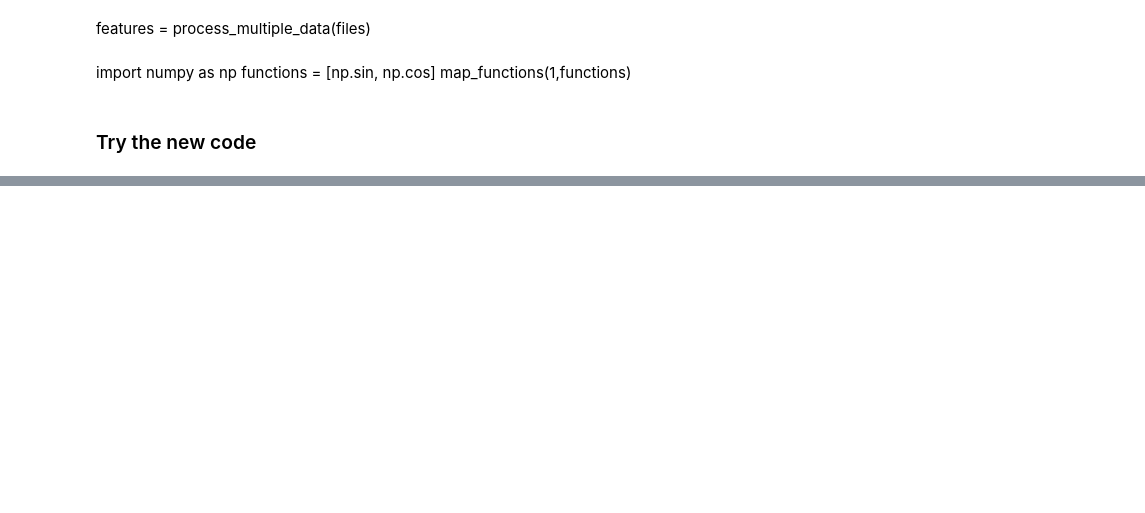
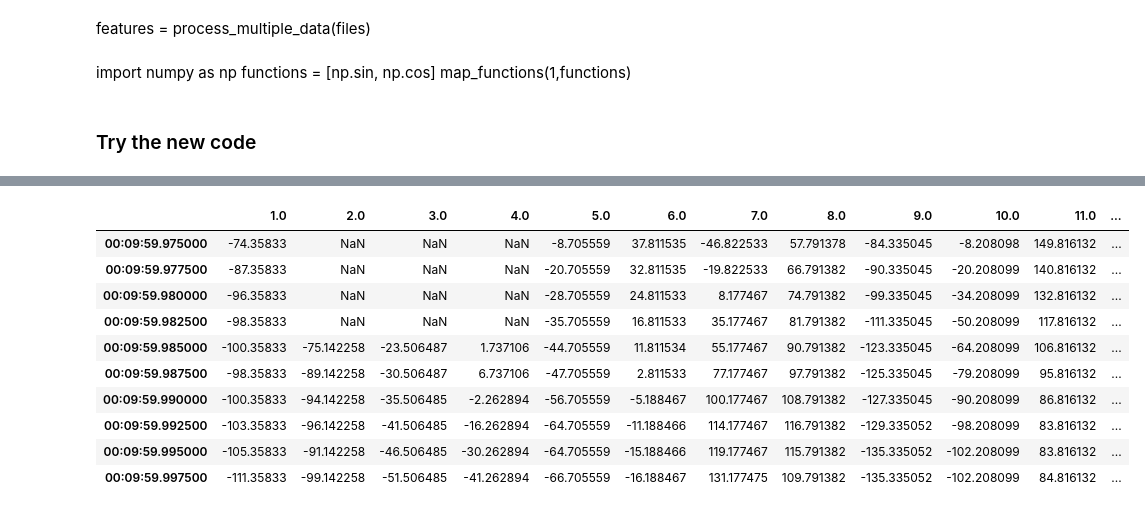
Before and after one commit to MrChristophRivera/KaggleEEG, a Jupyter notebook: data_processing/Daskit.ipynb, the cells around one changed output, grey strips where cells are left out. Saved outputs shown, nothing was run; the diff lists cells and outputs as text; code cells hidden in the pictures; blank space fills up the shorter version.

```diff
--- a/data_processing/Daskit.ipynb
+++ b/data_processing/Daskit.ipynb
@@ -141,0 +197,18 @@ NameError: name 'base' is not defined
+# %%
+test = data.tail(10).copy()
+# %%
+import numpy as np
+test.iloc[[0,1,2,3],[1,2,3]]=np.nan
+test
+# %% [output]
+|  | 1.0 | 2.0 | 3.0 | 4.0 | 5.0 | 6.0 | 7.0 | 8.0 | 9.0 | 10.0 | 11.0 | ... |
+| 00:09:59.975000 | -74.35833 | NaN | NaN | NaN | -8.705559 | 37.811535 | -46.822533 | 57.791378 | -84.335045 | -8.208098 | 149.816132 | ... |
+| 00:09:59.977500 | -87.35833 | NaN | NaN | NaN | -20.705559 | 32.811535 | -19.822533 | 66.791382 | -90.335045 | -20.208099 | 140.816132 | ... |
+| 00:09:59.980000 | -96.35833 | NaN | NaN | NaN | -28.705559 | 24.811533 | 8.177467 | 74.791382 | -99.335045 | -34.208099 | 132.816132 | ... |
+| 00:09:59.982500 | -98.35833 | NaN | NaN | NaN | -35.705559 | 16.811533 | 35.177467 | 81.791382 | -111.335045 | -50.208099 | 117.816132 | ... |
+| 00:09:59.985000 | -100.35833 | -75.142258 | -23.506487 | 1.737106 | -44.705559 | 11.811534 | 55.177467 | 90.791382 | -123.335045 | -64.208099 | 106.816132 | ... |
+| 00:09:59.987500 | -98.35833 | -89.142258 | -30.506487 | 6.737106 | -47.705559 | 2.811533 | 77.177467 | 97.791382 | -125.335045 | -79.208099 | 95.816132 | ... |
+| 00:09:59.990000 | -100.35833 | -94.142258 | -35.506485 | -2.262894 | -56.705559 | -5.188467 | 100.177467 | 108.791382 | -127.335045 | -90.208099 | 86.816132 | ... |
+| 00:09:59.992500 | -103.35833 | -96.142258 | -41.506485 | -16.262894 | -64.705559 | -11.188466 | 114.177467 | 116.791382 | -129.335052 | -98.208099 | 83.816132 | ... |
+| 00:09:59.995000 | -105.35833 | -91.142258 | -46.506485 | -30.262894 | -64.705559 | -15.188466 | 119.177467 | 115.791382 | -135.335052 | -102.208099 | 83.816132 | ... |
+| 00:09:59.997500 | -111.35833 | -99.142258 | -51.506485 | -41.262894 | -66.705559 | -16.188467 | 131.177475 | 109.791382 | -135.335052 | -102.208099 | 84.816132 | ... |
```
Also changed, not shown: parts of 27 cells of this notebook, 1 other file.
